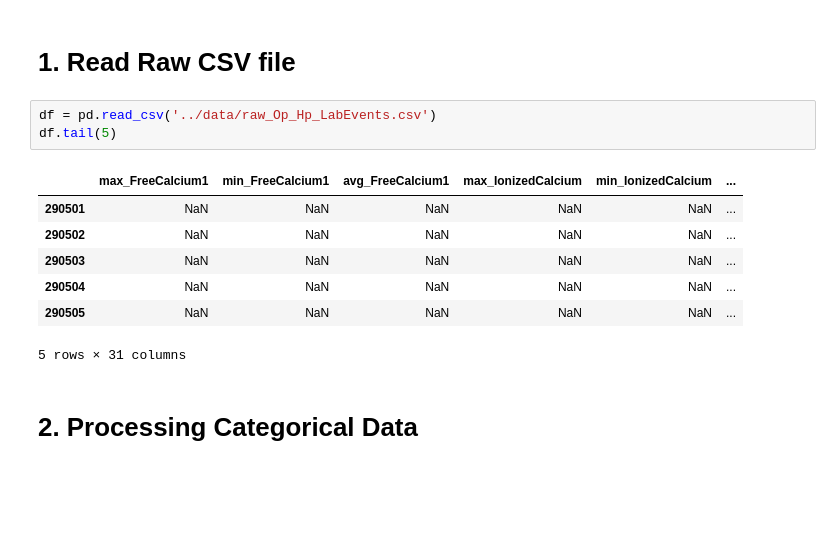
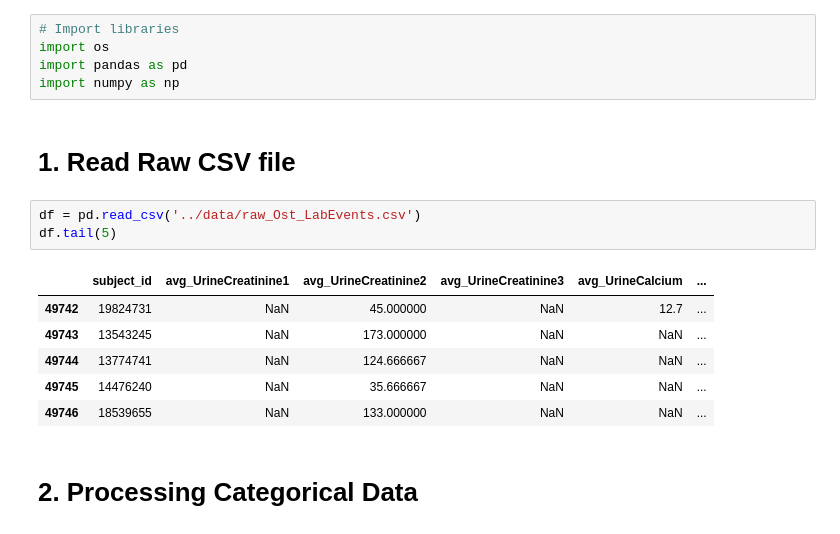
Before and after one commit to ZEP955698/COMP90089, a Jupyter notebook: notebook/data_processing.ipynb, the cells around one changed output. Drawn from its saved outputs; the diff is of its cells as text; blank space fills up the shorter version.

```diff
--- a/notebook/data_processing.ipynb
+++ b/notebook/data_processing.ipynb
@@ -19,16 +11,20 @@ Drive already mounted at /content/drive; to attempt to forcibly remount, call dr
+# %%
+# Import libraries
+import os
+import pandas as pd
+import numpy as np
 # %% [markdown]
 # 1. Read Raw CSV file
 # %%
-df = pd.read_csv('../data/raw_Op_Hp_LabEvents.csv')
+df = pd.read_csv('../data/raw_Ost_LabEvents.csv')
 df.tail(5)
 # %% [output]
-|  | max_FreeCalcium1 | min_FreeCalcium1 | avg_FreeCalcium1 | max_IonizedCalcium | min_IonizedCalcium | ... |
-| 290501 | NaN | NaN | NaN | NaN | NaN | ... |
-| 290502 | NaN | NaN | NaN | NaN | NaN | ... |
-| 290503 | NaN | NaN | NaN | NaN | NaN | ... |
-| 290504 | NaN | NaN | NaN | NaN | NaN | ... |
-| 290505 | NaN | NaN | NaN | NaN | NaN | ... |
+|  | subject_id | avg_UrineCreatinine1 | avg_UrineCreatinine2 | avg_UrineCreatinine3 | avg_UrineCalcium | ... |
+| 49742 | 19824731 | NaN | 45.000000 | NaN | 12.7 | ... |
+| 49743 | 13543245 | NaN | 173.000000 | NaN | NaN | ... |
+| 49744 | 13774741 | NaN | 124.666667 | NaN | NaN | ... |
+| 49745 | 14476240 | NaN | 35.666667 | NaN | NaN | ... |
+| 49746 | 18539655 | NaN | 133.000000 | NaN | NaN | ... |
-5 rows × 31 columns
 # %% [markdown]
 # 2. Processing Categorical Data
 # %%
```
Also changed, not shown: parts of 8 cells of this notebook, 19 other files.
